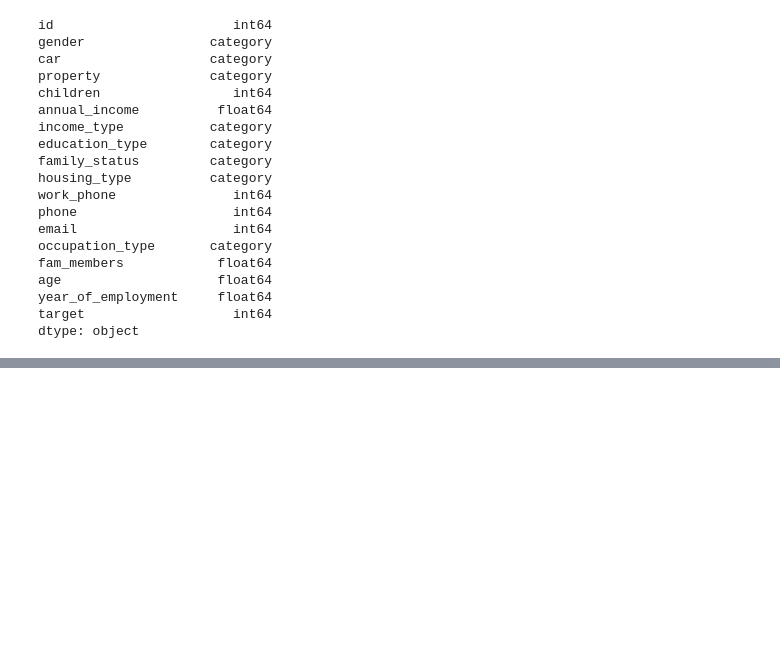
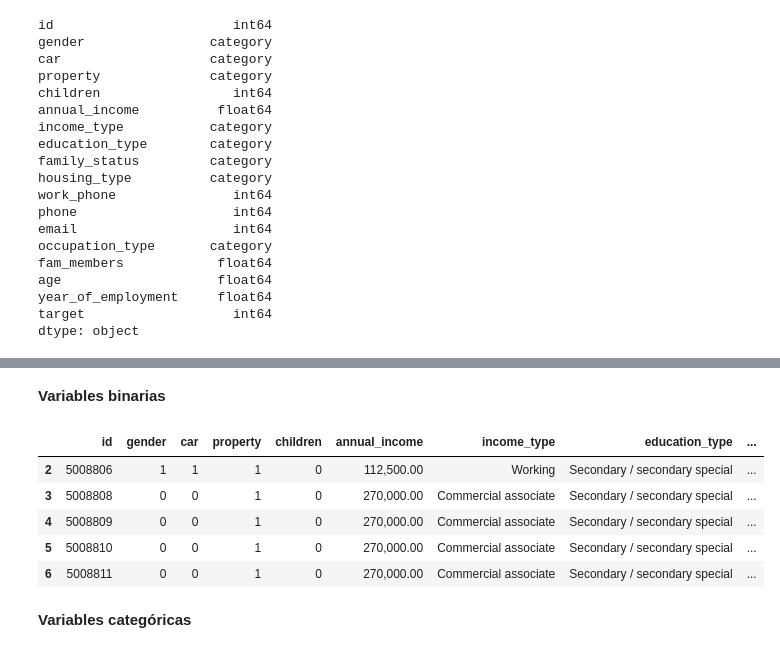
Before and after one commit to difercast/credit-card-risk-management, a Jupyter notebook: src/2-eda-featuring-eng.ipynb, the cells around one changed output, grey strips where cells are left out. Saved outputs shown, nothing was run; the diff lists cells and outputs as text; code cells hidden in the pictures; blank space fills up the shorter version.

Commit message:
encondig binary variables

```diff
--- a/src/2-eda-featuring-eng.ipynb
+++ b/src/2-eda-featuring-eng.ipynb
@@ -382,0 +395,25 @@ dtype: object
+# %% [markdown]
+**Variables binarias**
+# %%
+from sklearn.preprocessing import LabelEncoder
+
+# Se genera un nuevo df para trabajar a partir de aquí
+
+df_cod = df
+le = LabelEncoder()
+
+df_cod.loc[:,'gender'] = le.fit_transform(df_cod.loc[:,'gender'])
+df_cod.loc[:,'car'] = le.fit_transform(df_cod.loc[:,'car'])
+df_cod.loc[:,'property'] = le.fit_transform(df_cod.loc[:,'property'])
+
+
+df_cod.head()
+# %% [output]
+|  | id | gender | car | property | children | annual_income | income_type | education_type | ... |
+| 2 | 5008806 | 1 | 1 | 1 | 0 | 112,500.00 | Working | Secondary / secondary special | ... |
+| 3 | 5008808 | 0 | 0 | 1 | 0 | 270,000.00 | Commercial associate | Secondary / secondary special | ... |
+| 4 | 5008809 | 0 | 0 | 1 | 0 | 270,000.00 | Commercial associate | Secondary / secondary special | ... |
+| 5 | 5008810 | 0 | 0 | 1 | 0 | 270,000.00 | Commercial associate | Secondary / secondary special | ... |
+| 6 | 5008811 | 0 | 0 | 1 | 0 | 270,000.00 | Commercial associate | Secondary / secondary special | ... |
+# %% [markdown]
+**Variables categóricas**
```
Also changed, not shown: parts of 1 cell of this notebook.
